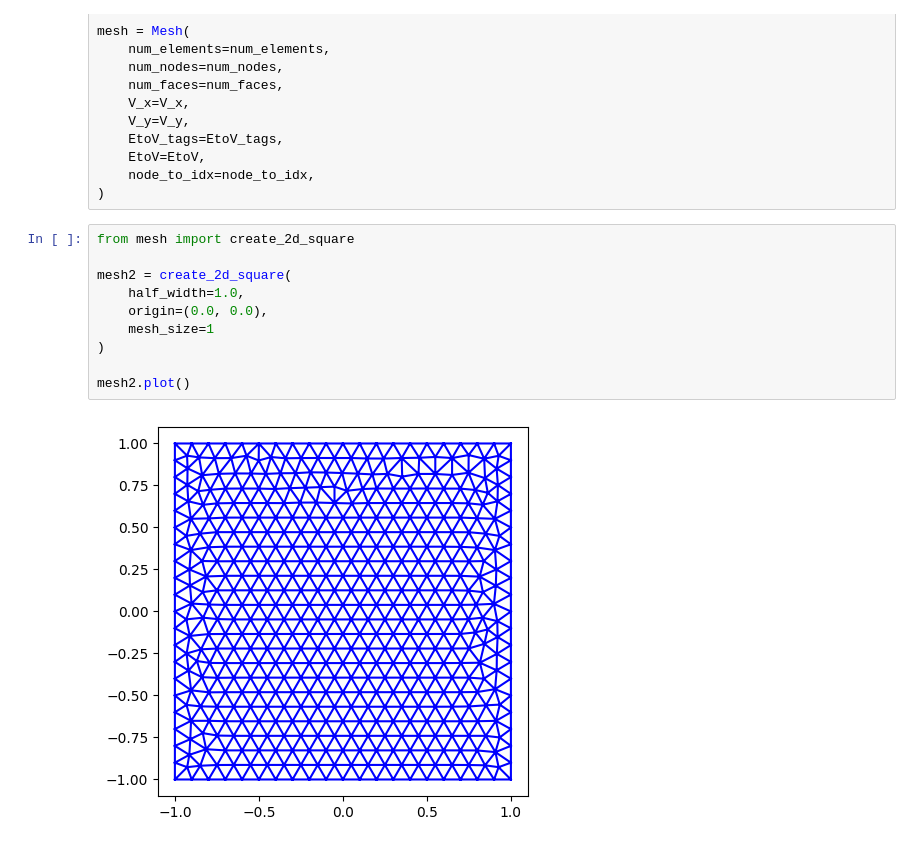
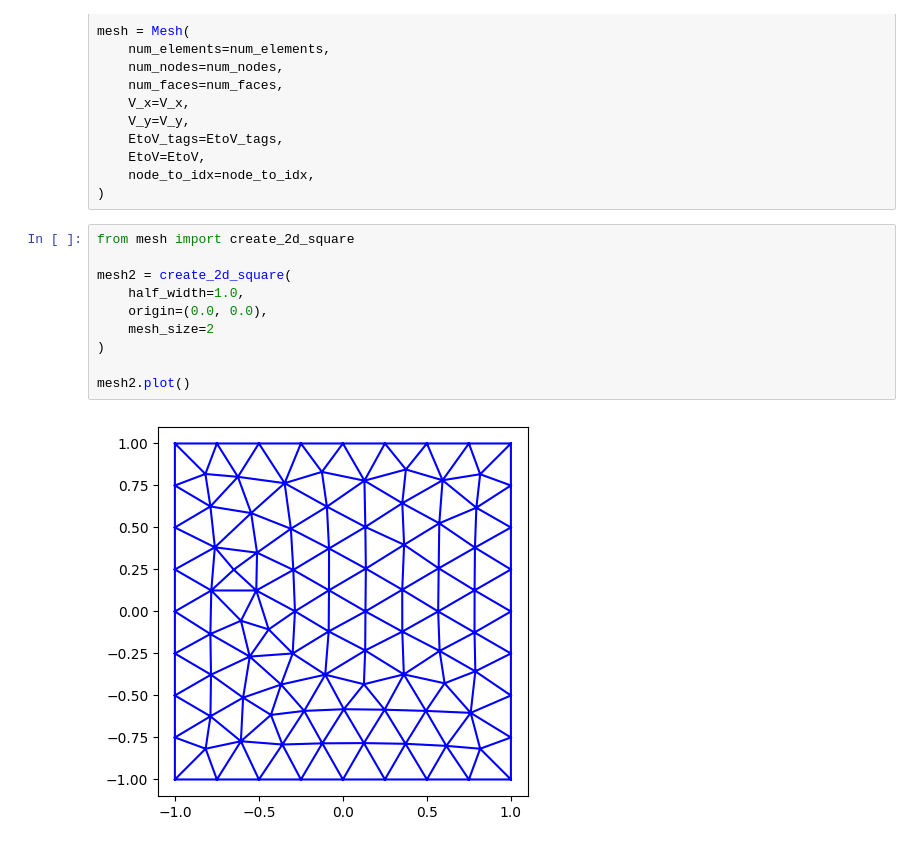
Before and after one commit to JeppeKlitgaard/02689-Advanced-Numerical-Methods, a Jupyter notebook: assignment_3/jk_gmsh_test.ipynb, the cells around one changed output. Drawn from its saved outputs; the diff is of its cells as text.

```diff
--- a/assignment_3/jk_gmsh_test.ipynb
+++ b/assignment_3/jk_gmsh_test.ipynb
@@ -184,12 +184,12 @@ mesh = Mesh(
 # %%
 from mesh import create_2d_square
 
 mesh2 = create_2d_square(
     half_width=1.0,
     origin=(0.0, 0.0),
-    mesh_size=1
+    mesh_size=2
 )
 
 mesh2.plot()
 # %% [output]
-[figure, old version]
+[figure, new version]
```
Also changed, not shown: 1 other file.
